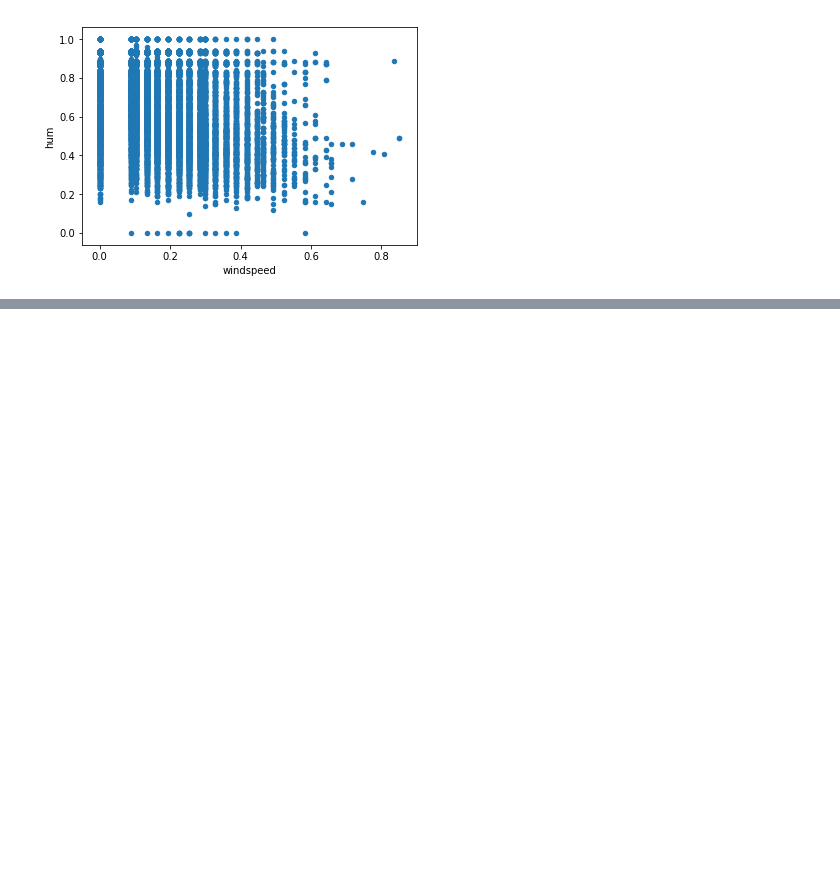
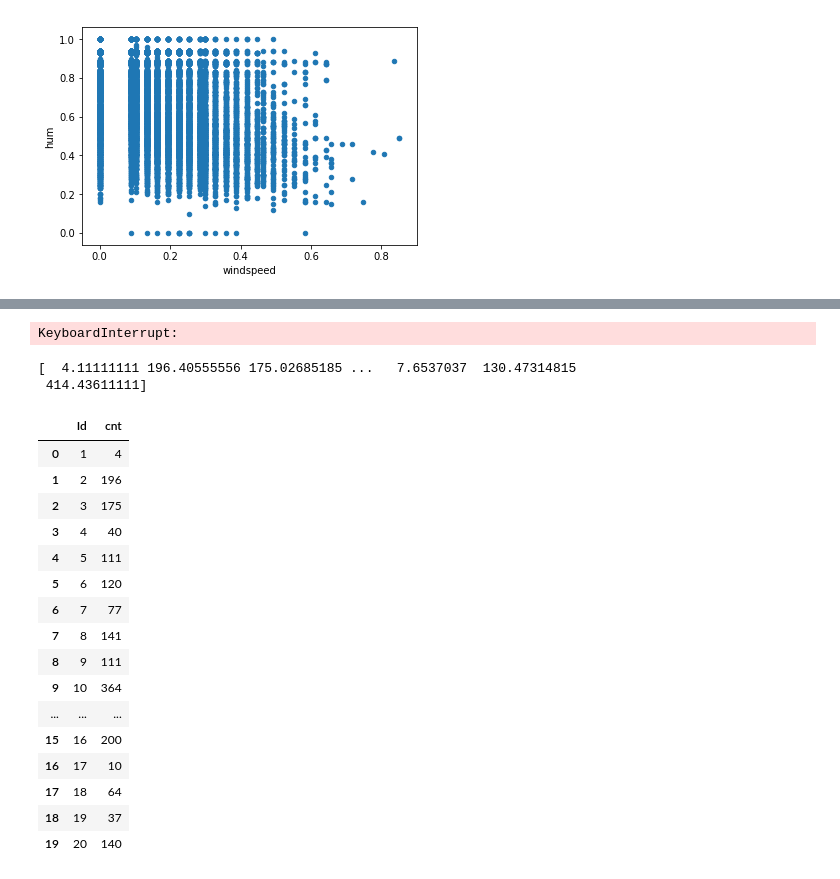
Before and after one commit to BenediktKa/Kaggle_Competition, a Jupyter notebook: Kaggle_Competition.ipynb, the cells around one changed output, grey strips where cells are left out. Drawn from its saved outputs; the diff is of its cells as text; code cells hidden in the pictures; blank space fills up the shorter version.

```diff
--- a/Kaggle_Competition.ipynb
+++ b/Kaggle_Competition.ipynb
@@ -222,0 +226,77 @@ solution_full.head()
+# %%
+estimators = np.arange(1, 100, 1)
+scores = []
+
+best_n = 1080
+best_score = 0.8565935831960831
+
+model = RandomForestRegressor(n_estimators = 10, random_state = 42, n_jobs = -1)
+
+for n in estimators:
+    model.set_params(n_estimators=n)
+    model.fit(x_train, y_train)
+    y_pred = model.predict(x_test)
+    score = model.score(x_test, y_test)
+    scores.append(score)
+
+    if score > best_score:
+        print('New Best is n =', n)
+        best_n = n
+        best_score = score
+
+plt.title("Effect of n_estimators")
+plt.xlabel("n_estimator")
+plt.ylabel("Score")
+plt.plot(estimators, scores)
+
+print("Best n is:", best_n)
+print("Best n is:", best_score)
+# %% [output]
+KeyboardInterrupt:
+# %%
+full_set = train.copy()
+
+x_full = full_set.drop('cnt', axis = 1)
+y_full = full_set.cnt
+
+model = RandomForestRegressor(n_estimators = 1080, random_state = 42, n_jobs = -1)
+model.fit(x_full, y_full)
+
+y_solution_predict = model.predict(test)
+
+y_solution_predict_pd = pd.DataFrame(y_solution_predict)
+
+print(y_solution_predict, '\n')
+
+solution['cnt'] = np.round(y_solution_predict_pd.clip(lower = 0))
+
+solution['cnt'] = solution['cnt'].astype('int')
+
+solution_full = test.copy();
+
+solution_full['cnt'] = solution['cnt']
+
+solution_full['cnt'] = solution_full['cnt'].astype('int')
+
+solution.to_csv('data/solution.csv', index = False)
+solution.head(20)
+# %% [output]
+[  4.11111111 196.40555556 175.02685185 ...   7.6537037  130.47314815
+ 414.43611111]
+|  | Id | cnt |
+| 0 | 1 | 4 |
+| 1 | 2 | 196 |
+| 2 | 3 | 175 |
+| 3 | 4 | 40 |
+| 4 | 5 | 111 |
+| 5 | 6 | 120 |
+| 6 | 7 | 77 |
+| 7 | 8 | 141 |
+| 8 | 9 | 111 |
+| 9 | 10 | 364 |
+| ... | ... | ... |
+| 15 | 16 | 200 |
+| 16 | 17 | 10 |
+| 17 | 18 | 64 |
+| 18 | 19 | 37 |
+| 19 | 20 | 140 |
```
Also changed, not shown: parts of 10 cells of this notebook, 1 other file.
